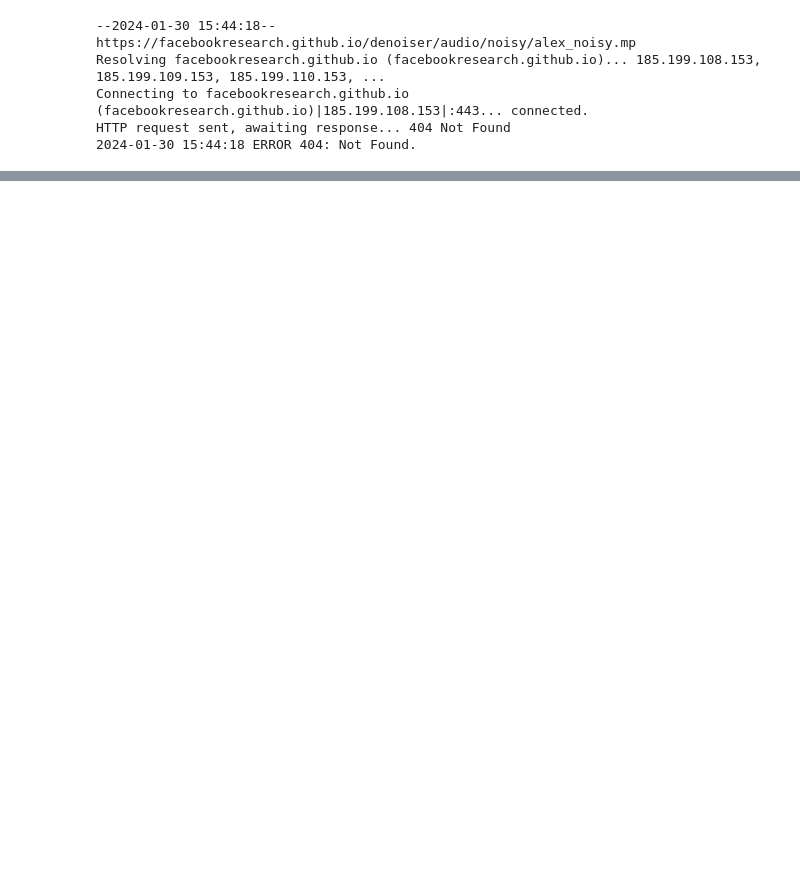
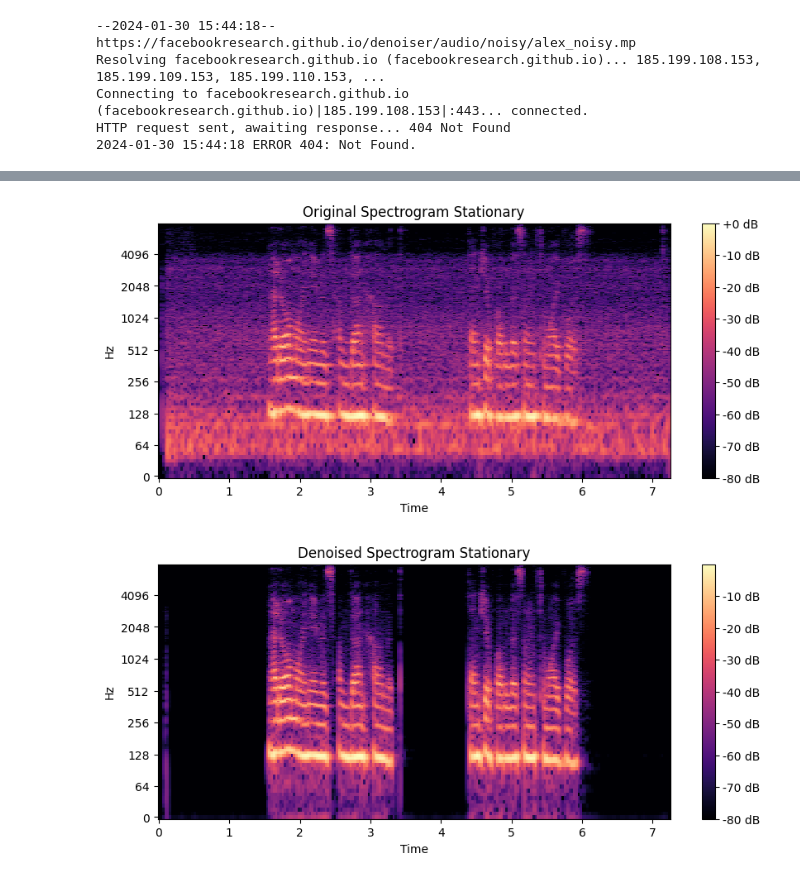
Before and after one commit to HamdanXI/nlp_adventure, a Jupyter notebook: nlp804/demucs.ipynb, the cells around one changed output, grey strips where cells are left out. Saved outputs shown, nothing was run; the diff lists cells and outputs as text; code cells hidden in the pictures; blank space fills up the shorter version.

```diff
--- a/nlp804/demucs.ipynb
+++ b/nlp804/demucs.ipynb
@@ -48,0 +92,6 @@ disp.display(disp.Audio(denoised.data.cpu().numpy(), rate=model.sample_rate))
+# %%
+plot_spectrogram(original_stationary_wav_np[0], model.sample_rate, title="Original Spectrogram Stationary")
+plot_spectrogram(denoised_stationary_wav_np[0], model.sample_rate, title="Denoised Spectrogram Stationary")
+# %% [output]
+[figure, added]
+[figure, added]
```
Also changed, not shown: parts of 6 cells of this notebook.
